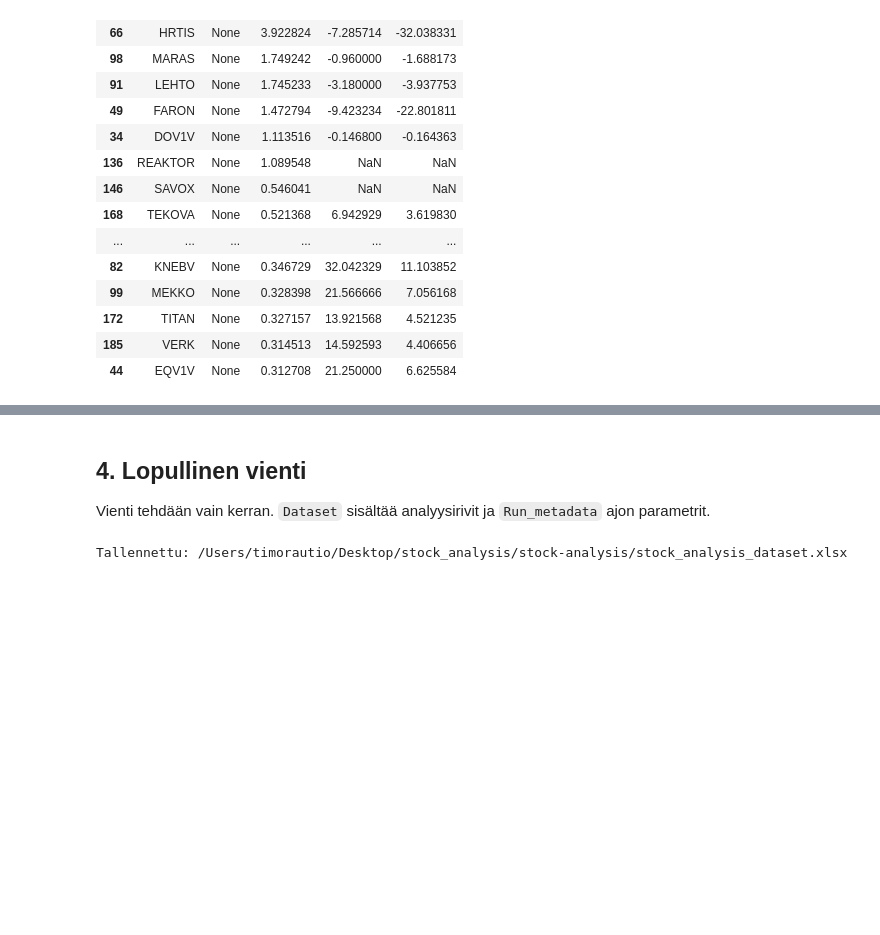
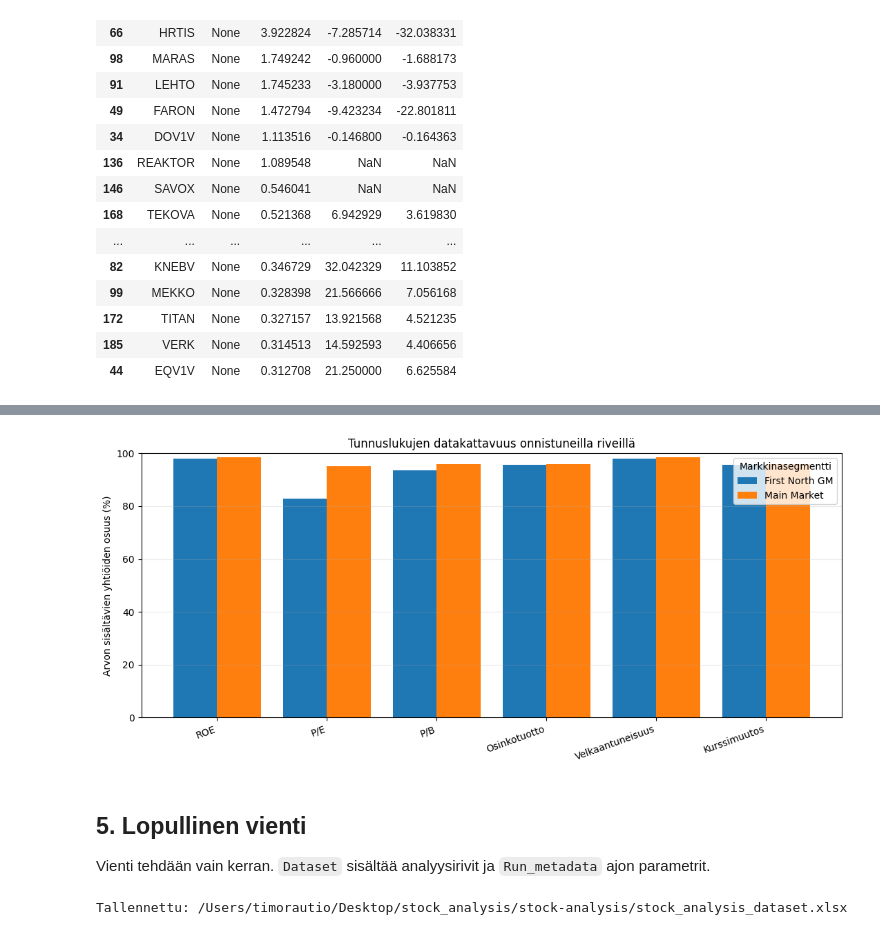
Before and after one commit to ratimo/stock-analysis, a Jupyter notebook: fin_stock_analysis.ipynb, the cells around one changed output, grey strips where cells are left out. Drawn from its saved outputs; the diff is of its cells as text; code cells hidden in the pictures; blank space fills up the shorter version.

```diff
--- a/fin_stock_analysis.ipynb
+++ b/fin_stock_analysis.ipynb
@@ -90,5 +189,33 @@ filtered[['symbol', 'name', 'roe', 'pe_ratio', 'pb_ratio']].head(20)
+# %%
+coverage_columns = {
+    'ROE': 'roe',
+    'P/E': 'pe_ratio',
+    'P/B': 'pb_ratio',
+    'Osinkotuotto': 'dividend_yield_pct',
+    'Velkaantuneisuus': 'debt_to_equity',
+    'Kurssimuutos': 'price_change_pct',
+}
+coverage_data = viz_data.assign(market_segment=viz_data['market_segment'].fillna('Tuntematon segmentti'))
+segments = list(coverage_data['market_segment'].unique())
+x = range(len(coverage_columns))
+width = 0.8 / max(len(segments), 1)
+fig, ax = plt.subplots(figsize=(11, 5))
+for index, segment in enumerate(segments):
+    group = coverage_data.loc[coverage_data['market_segment'].eq(segment)]
+    percentages = [group[column].notna().mean() * 100 if len(group) else 0 for column in coverage_columns.values()]
+    offsets = [position - 0.4 + width / 2 + index * width for position in x]
+    ax.bar(offsets, percentages, width=width, label=segment)
+ax.set_xticks(list(x), list(coverage_columns.keys()), rotation=20, ha='right')
+ax.set_ylim(0, 100)
+ax.set(title='Tunnuslukujen datakattavuus onnistuneilla riveillä', ylabel='Arvon sisältävien yhtiöiden osuus (%)')
+ax.legend(title='Markkinasegmentti')
+ax.grid(axis='y', alpha=0.25)
+plt.tight_layout()
+plt.show()
+# %% [output]
+[figure, added]
 # %% [markdown]
-## 4. Lopullinen vienti
+## 5. Lopullinen vienti
 
 Vienti tehdään vain kerran. `Dataset` sisältää analyysirivit ja `Run_metadata` ajon parametrit.
 # %%
```
Also changed, not shown: parts of 8 cells of this notebook, 1 other file.
